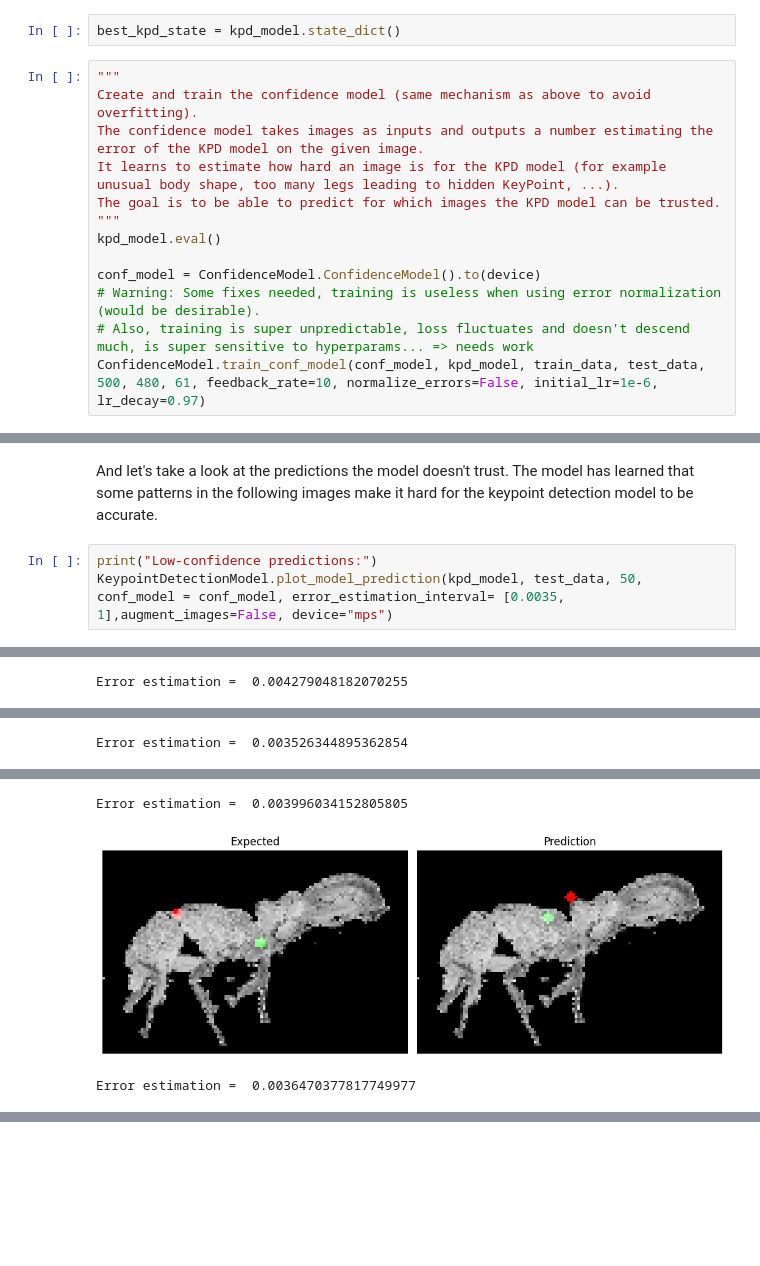
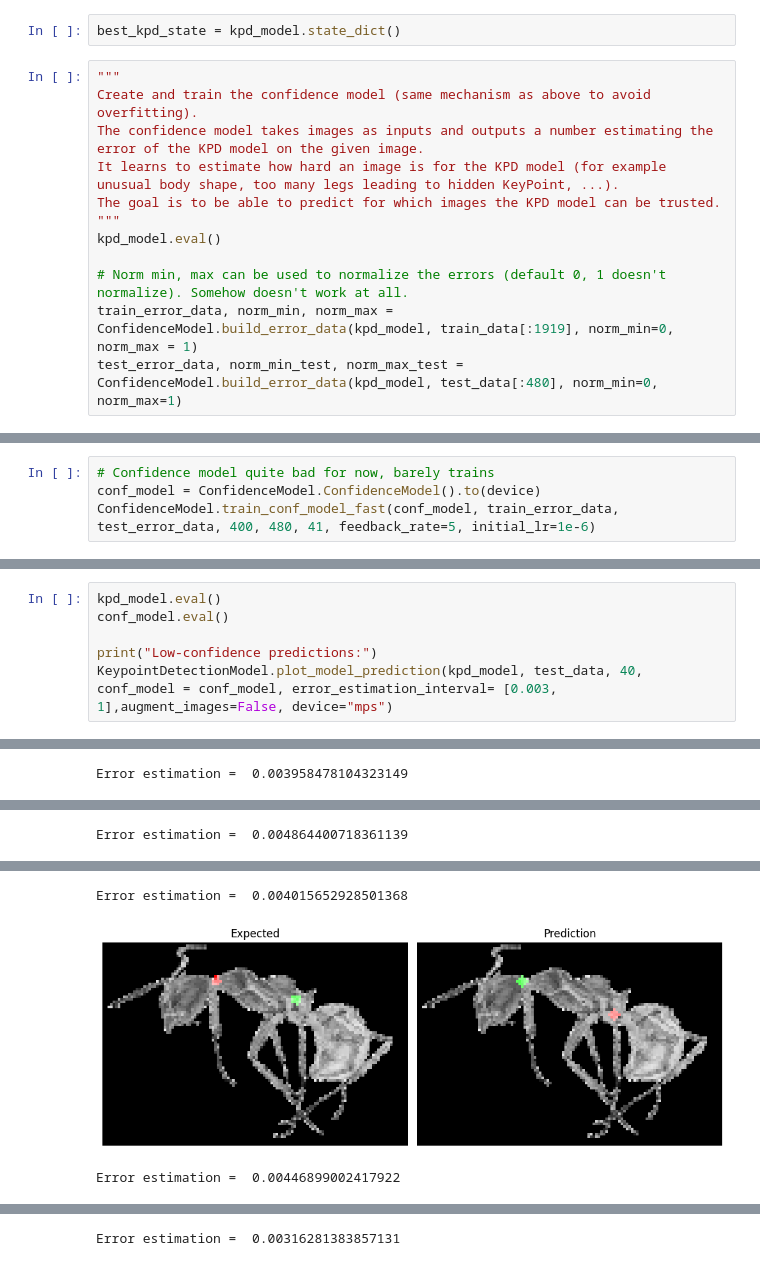
Before and after one commit to CS-433/ml-project-2-jmw, a Jupyter notebook: testing_models.ipynb, the cells around one changed output, grey strips where cells are left out. Drawn from its saved outputs; the diff is of its cells as text; blank space fills up the shorter version.

Commit message:
Faster confidence training

```diff
--- a/testing_models.ipynb
+++ b/testing_models.ipynb
@@ -93,7 +93,6 @@ The goal is to be able to predict for which images the KPD model can be trusted.
 """
 kpd_model.eval()
 
-conf_model = ConfidenceModel.ConfidenceModel().to(device)
-# Warning: Some fixes needed, training is useless when using error normalization (would be desirable).
-# Also, training is super unpredictable, loss fluctuates and doesn't descend much, is super sensitive to hyperparams... => needs work
-ConfidenceModel.train_conf_model(conf_model, kpd_model, train_data, test_data, 500, 480, 61, feedback_rate=10, normalize_errors=False, initial_lr=1e-6, lr_decay=0.97)
+# Norm min, max can be used to normalize the errors (default 0, 1 doesn't normalize). Somehow doesn't work at all.
+train_error_data, norm_min, norm_max = ConfidenceModel.build_error_data(kpd_model, train_data[:1919], norm_min=0, norm_max = 1)
+test_error_data, norm_min_test, norm_max_test = ConfidenceModel.build_error_data(kpd_model, test_data[:480], norm_min=0, norm_max=1)
@@ -109,0 +99,4 @@ Let's take a look at the predictions the model believes in
+# %%
+# Confidence model quite bad for now, barely trains
+conf_model = ConfidenceModel.ConfidenceModel().to(device)
+ConfidenceModel.train_conf_model_fast(conf_model, train_error_data, test_error_data, 400, 480, 41, feedback_rate=5, initial_lr=1e-6)
@@ -131,7 +131,8 @@ Error estimation =  0.00014955736696720123
-# %% [markdown]
-And let's take a look at the predictions the model doesn't trust. The model has learned that some patterns in the following images make it hard for the keypoint detection model to be accurate.
 # %%
+kpd_model.eval()
+conf_model.eval()
+
 print("Low-confidence predictions:")
-KeypointDetectionModel.plot_model_prediction(kpd_model, test_data, 50, conf_model = conf_model, error_estimation_interval= [0.0035, 1],augment_images=False, device="mps")
+KeypointDetectionModel.plot_model_prediction(kpd_model, test_data, 40, conf_model = conf_model, error_estimation_interval= [0.003, 1],augment_images=False, device="mps")
 # %% [output]
 Low-confidence predictions:
@@ -140 +141 @@ Error estimation =  0.005573158152401447
-Error estimation =  0.004279048182070255
+Error estimation =  0.003958478104323149
@@ -142 +143 @@ Error estimation =  0.004279048182070255
-Error estimation =  0.003526344895362854
+Error estimation =  0.004864400718361139
@@ -144,3 +145,3 @@ Error estimation =  0.003526344895362854
-Error estimation =  0.003996034152805805
+Error estimation =  0.004015652928501368
-[figure, old version]
+[figure, new version]
-Error estimation =  0.0036470377817749977
+Error estimation =  0.00446899002417922
@@ -147,0 +149 @@ Error estimation =  0.0036470377817749977
+Error estimation =  0.00316281383857131
```
Also changed, not shown: parts of 5 cells of this notebook.
